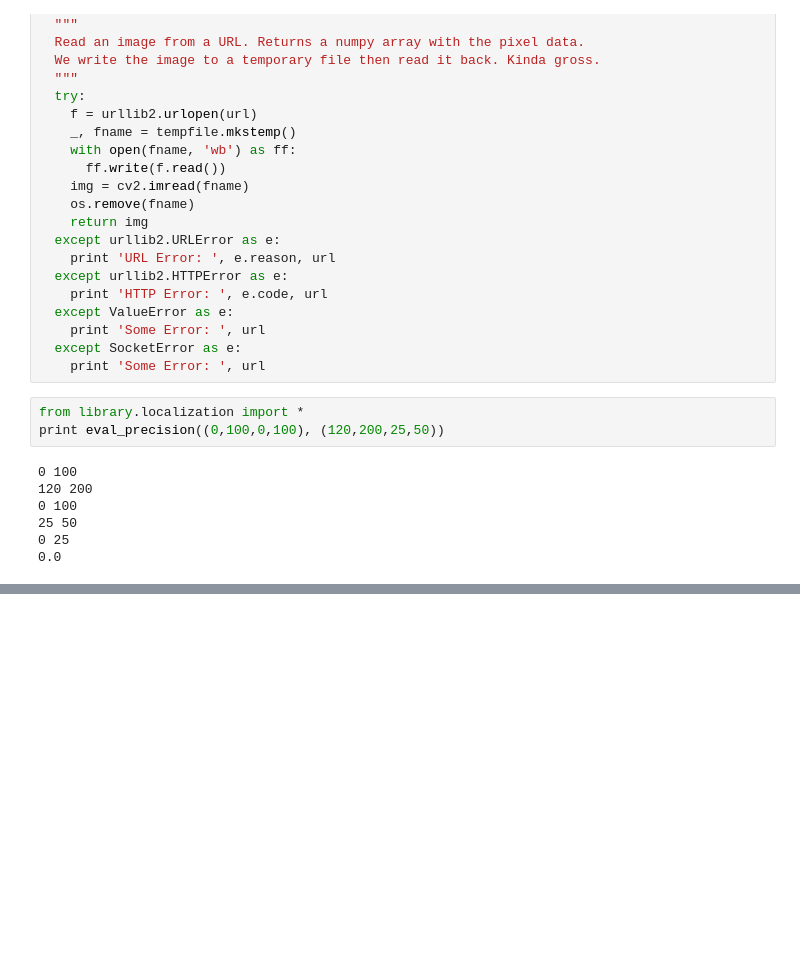
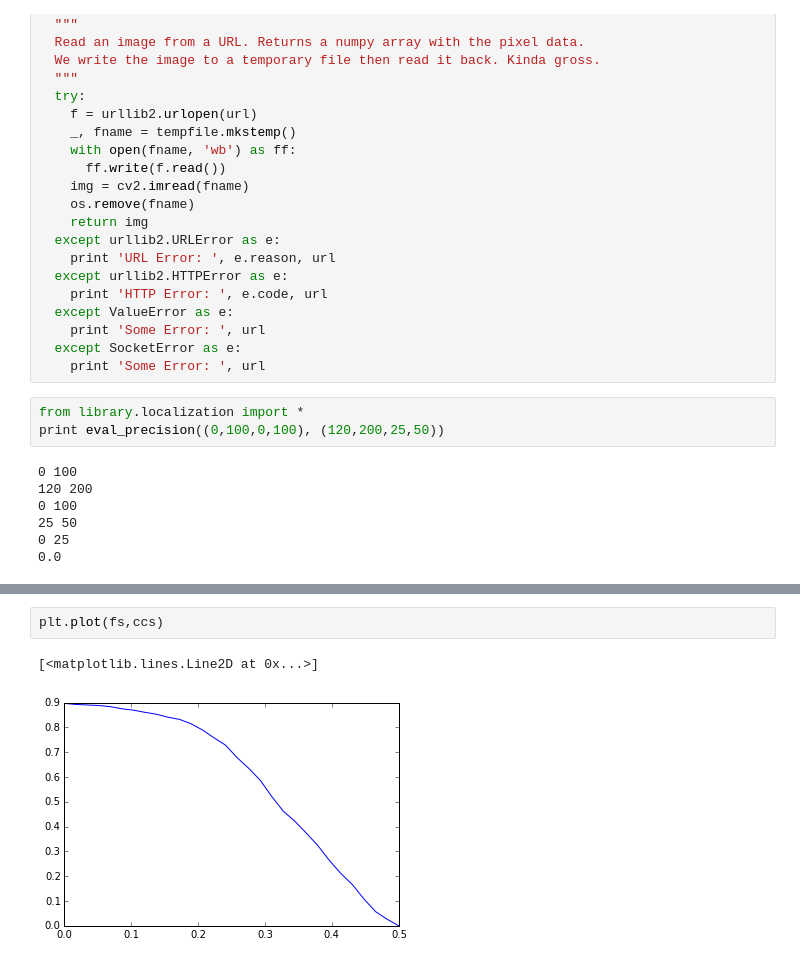
Before and after one commit to sdockal/FastObjectLocalization, a Jupyter notebook: Localization.ipynb, the cells around one changed output, grey strips where cells are left out. Saved outputs shown, nothing was run; the diff lists cells and outputs as text; blank space fills up the shorter version.

```diff
--- a/Localization.ipynb
+++ b/Localization.ipynb
@@ -218,0 +281,5 @@ print eval_precision((0,100,0,100), (120,200,25,50))
+# %%
+plt.plot(fs,ccs)
+# %% [output]
+[<matplotlib.lines.Line2D at 0x...>]
+[figure, added]
```
Also changed, not shown: parts of 14 cells of this notebook, 8 other files.
